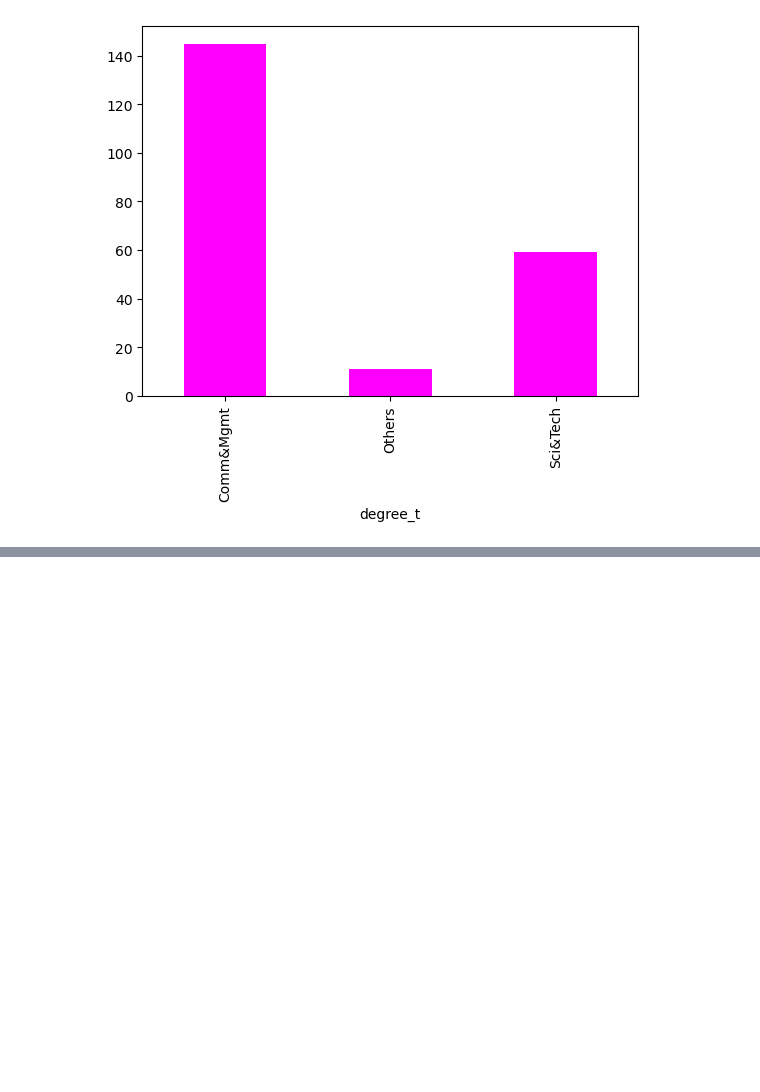
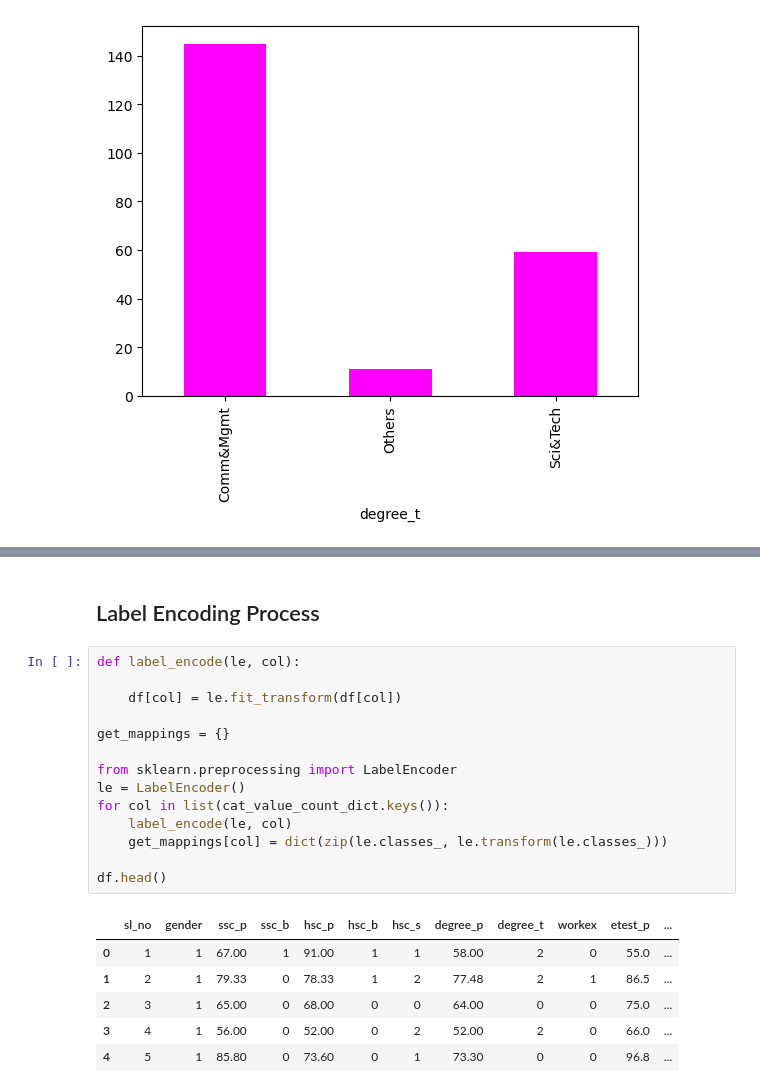
Before and after one commit to lawalsegun2025/campus_placement_predictor, a Jupyter notebook: job_placement_predictor.ipynb, the cells around one changed output, grey strips where cells are left out. Drawn from its saved outputs; the diff is of its cells as text; blank space fills up the shorter version.

```diff
--- a/job_placement_predictor.ipynb
+++ b/job_placement_predictor.ipynb
@@ -372,0 +399,23 @@ We are not one with our data and have a better understanding of our data.
+# %% [markdown]
+## Label Encoding Process
+# %%
+def label_encode(le, col):
+
+    df[col] = le.fit_transform(df[col])
+
+get_mappings = {}
+
+from sklearn.preprocessing import LabelEncoder
+le = LabelEncoder()
+for col in list(cat_value_count_dict.keys()):
+    label_encode(le, col)
+    get_mappings[col] = dict(zip(le.classes_, le.transform(le.classes_)))
+
+df.head()
+# %% [output]
+|  | sl_no | gender | ssc_p | ssc_b | hsc_p | hsc_b | hsc_s | degree_p | degree_t | workex | etest_p | ... |
+| 0 | 1 | 1 | 67.00 | 1 | 91.00 | 1 | 1 | 58.00 | 2 | 0 | 55.0 | ... |
+| 1 | 2 | 1 | 79.33 | 0 | 78.33 | 1 | 2 | 77.48 | 2 | 1 | 86.5 | ... |
+| 2 | 3 | 1 | 65.00 | 0 | 68.00 | 0 | 0 | 64.00 | 0 | 0 | 75.0 | ... |
+| 3 | 4 | 1 | 56.00 | 0 | 52.00 | 0 | 2 | 52.00 | 2 | 0 | 66.0 | ... |
+| 4 | 5 | 1 | 85.80 | 0 | 73.60 | 0 | 1 | 73.30 | 0 | 0 | 96.8 | ... |
```
Also changed, not shown: parts of 22 cells of this notebook.
